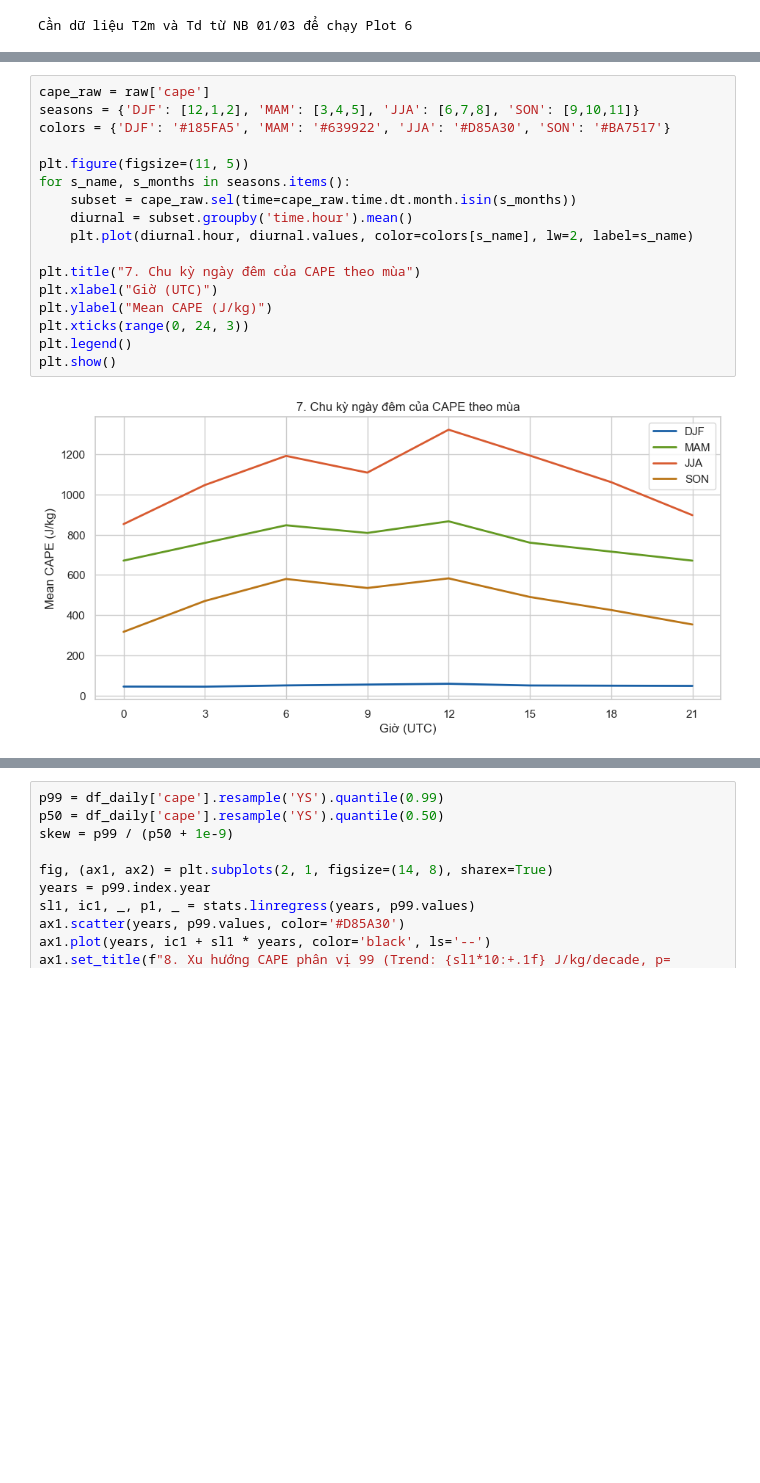
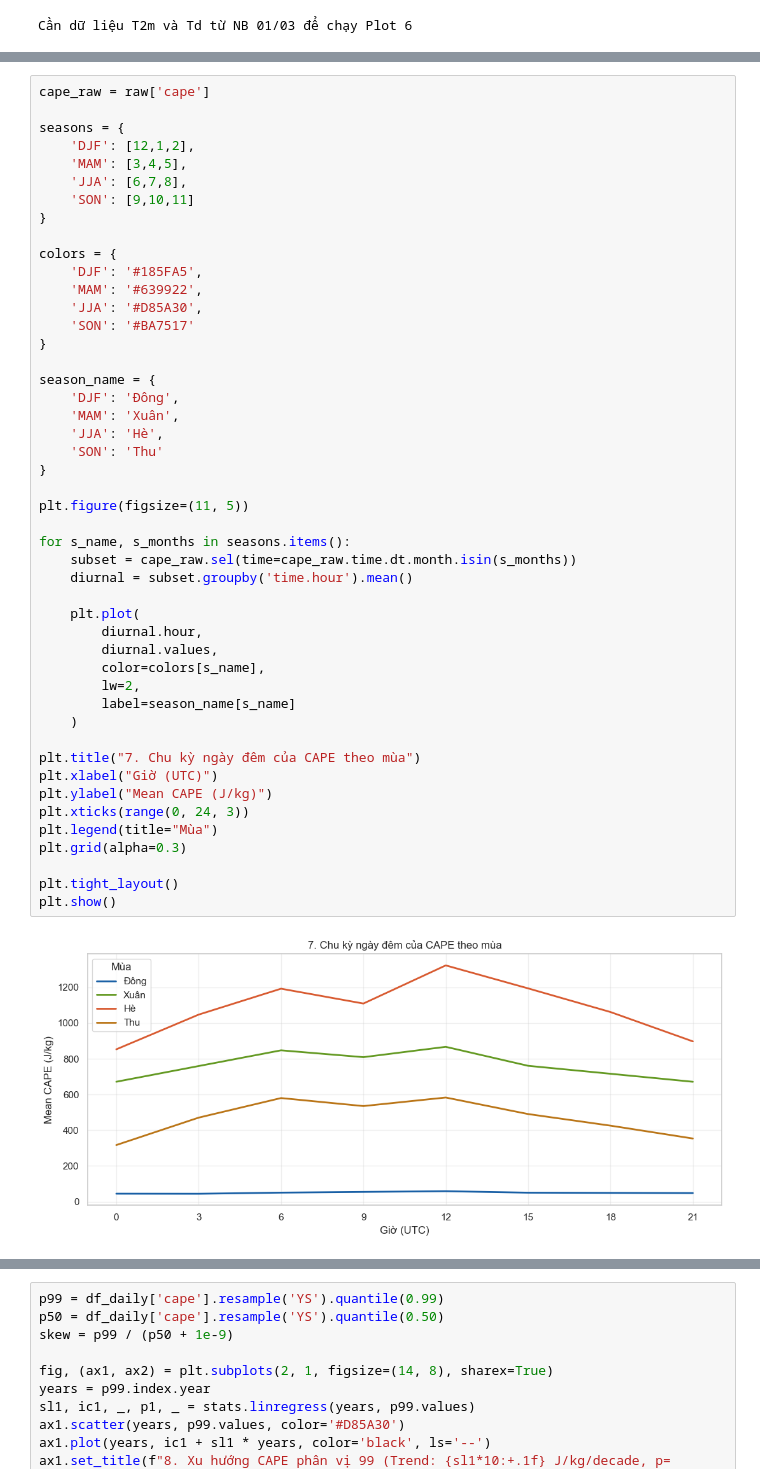
Before and after one commit to hnahtneyugn/climate-analysis-and-prediction, a Jupyter notebook: scripts/convective_instability.ipynb, the cells around one changed output, grey strips where cells are left out. Saved outputs shown, nothing was run; the diff lists cells and outputs as text; blank space fills up the shorter version.

```diff
--- a/scripts/convective_instability.ipynb
+++ b/scripts/convective_instability.ipynb
@@ -158,19 +232,49 @@ Cần dữ liệu T2m và Td từ NB 01/03 để chạy Plot 6
 # %%
 cape_raw = raw['cape']
-seasons = {'DJF': [12,1,2], 'MAM': [3,4,5], 'JJA': [6,7,8], 'SON': [9,10,11]}
-colors = {'DJF': '#185FA5', 'MAM': '#639922', 'JJA': '#D85A30', 'SON': '#BA7517'}
+
+seasons = {
+    'DJF': [12,1,2],
+    'MAM': [3,4,5],
+    'JJA': [6,7,8],
+    'SON': [9,10,11]
+}
+
+colors = {
+    'DJF': '#185FA5',
+    'MAM': '#639922',
+    'JJA': '#D85A30',
+    'SON': '#BA7517'
+}
+
+season_name = {
+    'DJF': 'Đông',
+    'MAM': 'Xuân',
+    'JJA': 'Hè',
+    'SON': 'Thu'
+}
 
 plt.figure(figsize=(11, 5))
+
 for s_name, s_months in seasons.items():
     subset = cape_raw.sel(time=cape_raw.time.dt.month.isin(s_months))
     diurnal = subset.groupby('time.hour').mean()
-    plt.plot(diurnal.hour, diurnal.values, color=colors[s_name], lw=2, label=s_name)
+
+    plt.plot(
+        diurnal.hour,
+        diurnal.values,
+        color=colors[s_name],
+        lw=2,
+        label=season_name[s_name]
+    )
 
 plt.title("7. Chu kỳ ngày đêm của CAPE theo mùa")
 plt.xlabel("Giờ (UTC)")
 plt.ylabel("Mean CAPE (J/kg)")
 plt.xticks(range(0, 24, 3))
-plt.legend()
+plt.legend(title="Mùa")
+plt.grid(alpha=0.3)
+
+plt.tight_layout()
 plt.show()
 # %% [output]
-[figure, old version]
+[figure, new version]
```
Also changed, not shown: parts of 12 cells of this notebook, 7 other files.
